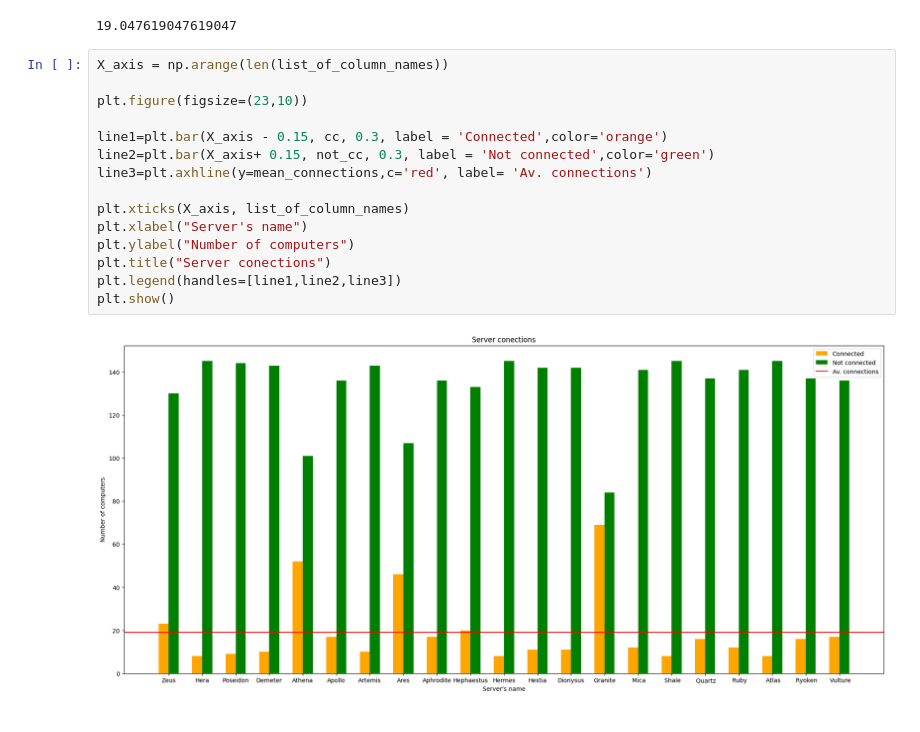
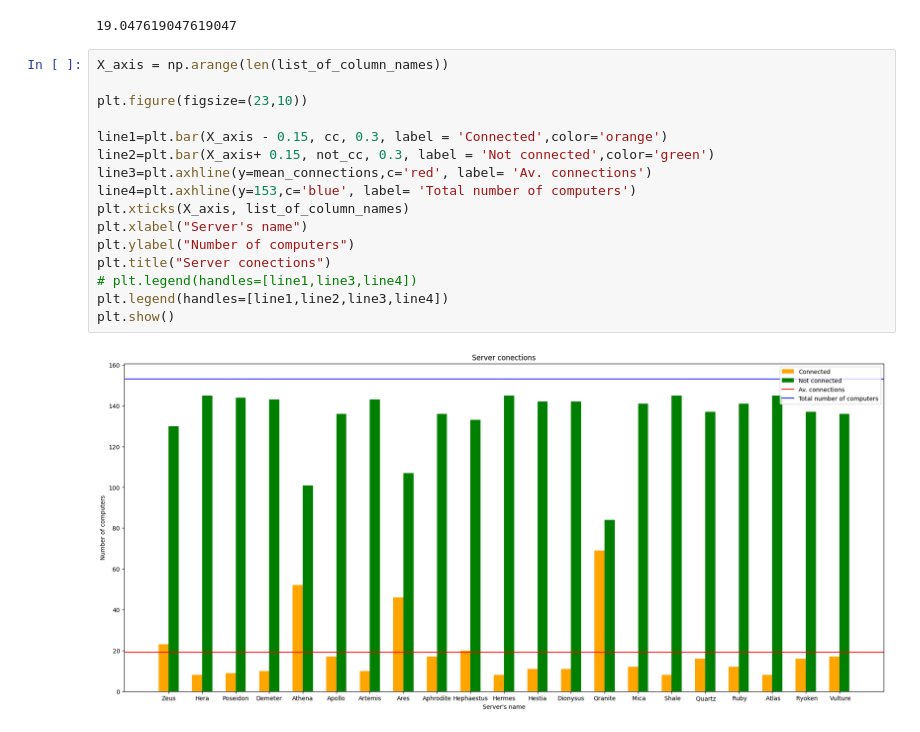
Before and after one commit to erifejams/Autonomous-Systems, a Jupyter notebook: fmd_test.ipynb, the cells around one changed output. Cells and saved outputs as stored; diff of their text form.

```diff
--- a/fmd_test.ipynb
+++ b/fmd_test.ipynb
@@ -117,17 +117,18 @@ print(mean_connections)
 # %%
 X_axis = np.arange(len(list_of_column_names))
 
 plt.figure(figsize=(23,10))
 
 line1=plt.bar(X_axis - 0.15, cc, 0.3, label = 'Connected',color='orange')
 line2=plt.bar(X_axis+ 0.15, not_cc, 0.3, label = 'Not connected',color='green')
 line3=plt.axhline(y=mean_connections,c='red', label= 'Av. connections')
-
+line4=plt.axhline(y=153,c='blue', label= 'Total number of computers')
 plt.xticks(X_axis, list_of_column_names)
 plt.xlabel("Server's name")
 plt.ylabel("Number of computers")
 plt.title("Server conections")
-plt.legend(handles=[line1,line2,line3])
+# plt.legend(handles=[line1,line3,line4])
+plt.legend(handles=[line1,line2,line3,line4])
 plt.show()
 # %% [output]
-[figure, old version]
+[figure, new version]
```
